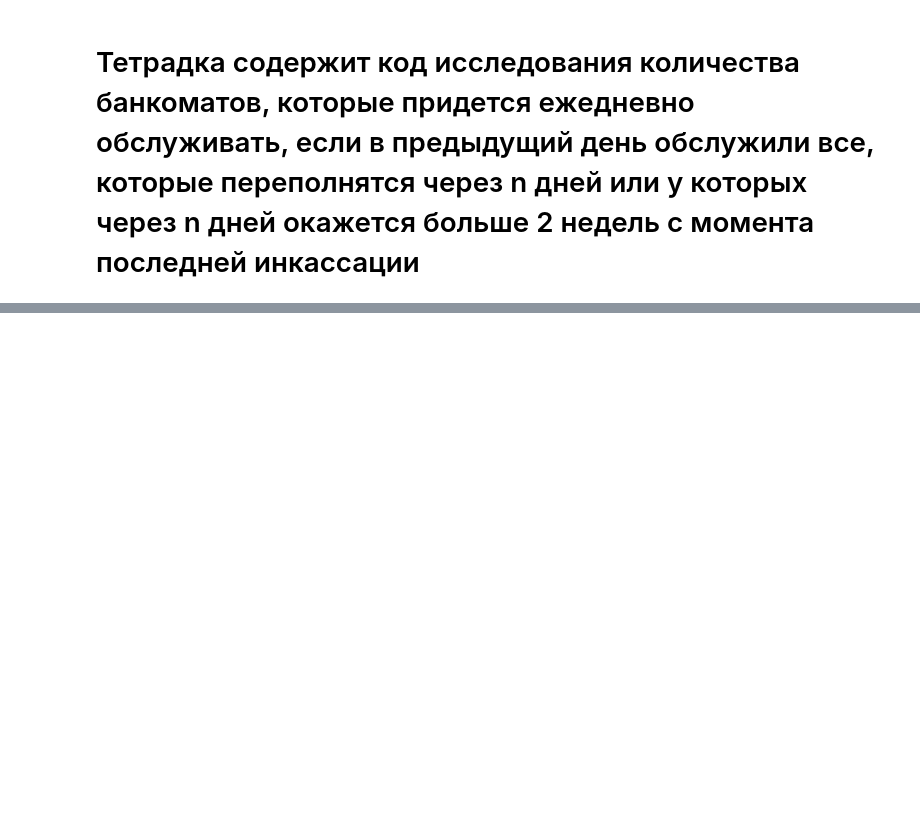
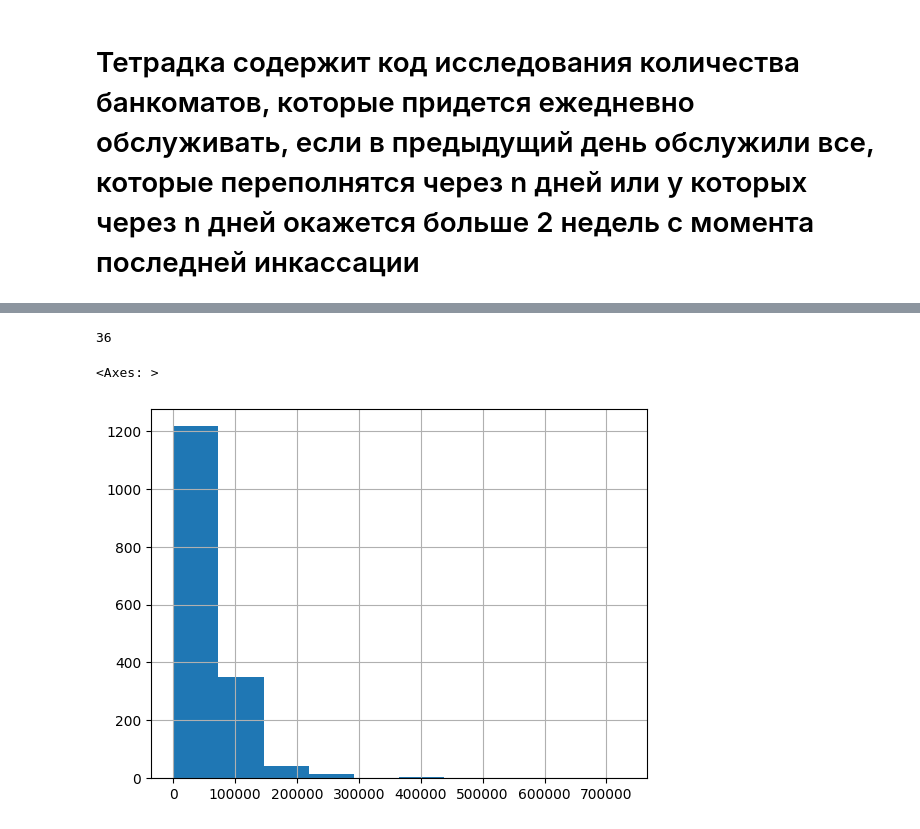
Before and after one commit to SerSmith/bank_schedule, a Jupyter notebook: notebooks/overload_researches.ipynb, the cells around one changed output, grey strips where cells are left out. Drawn from its saved outputs; the diff is of its cells as text; code cells hidden in the pictures; blank space fills up the shorter version.

```diff
--- a/notebooks/overload_researches.ipynb
+++ b/notebooks/overload_researches.ipynb
@@ -248,0 +371,9 @@ bsplot.geoplot_clusters(res_for_geoplot.copy(),
+# %%
+(myres['money'] + income_predictions[income_predictions['date'] == '2022-09-01']['money_in'] + income_predictions[income_predictions['date'] == '2022-09-02']['money_in'] > 1000000).sum()
+# %% [output]
+36
+# %%
+income[income['date']=='2022-09-01']['money_in'].hist()
+# %% [output]
+<Axes: >
+[figure, added]
```
Also changed, not shown: parts of 21 cells of this notebook, 2 other files.
